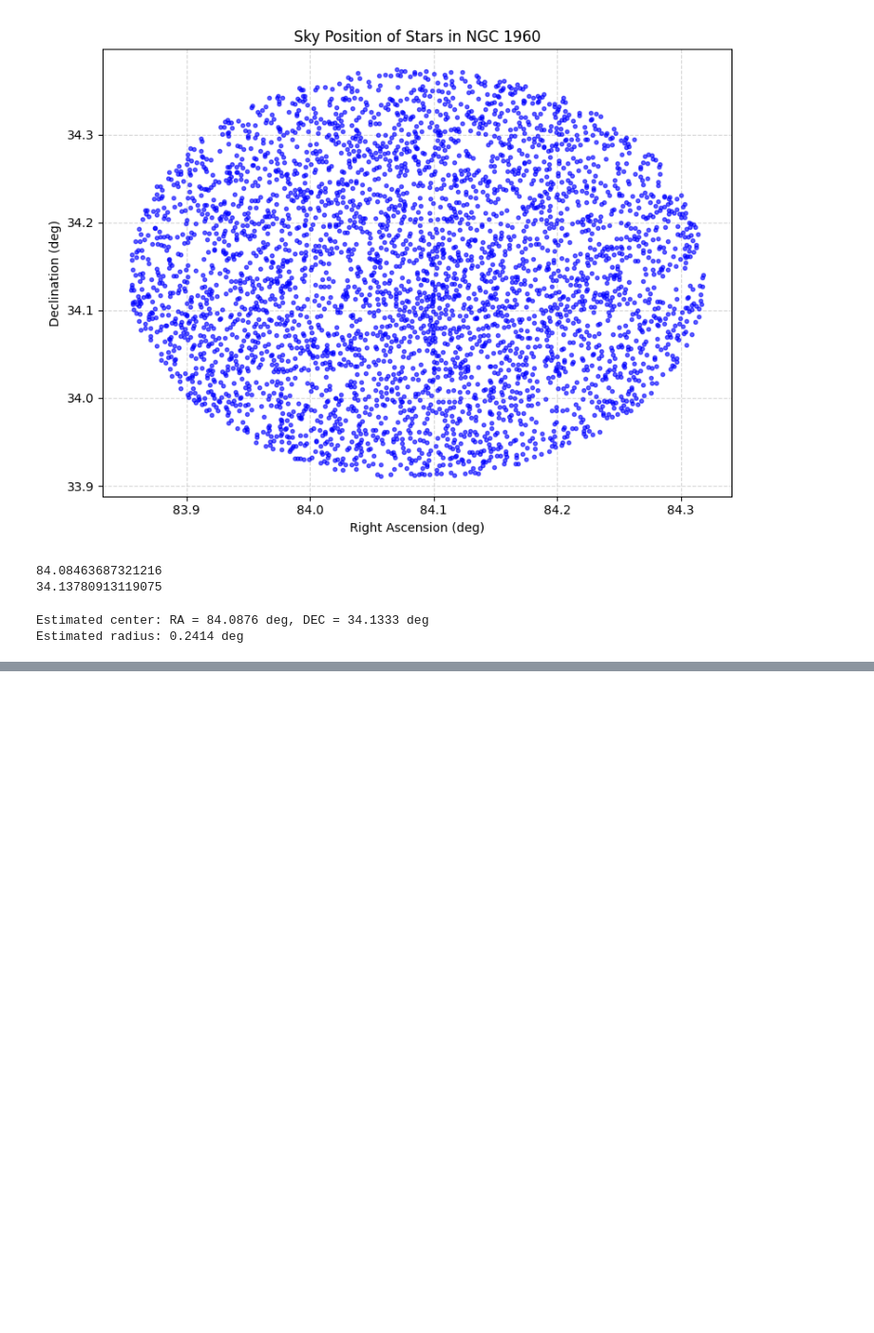
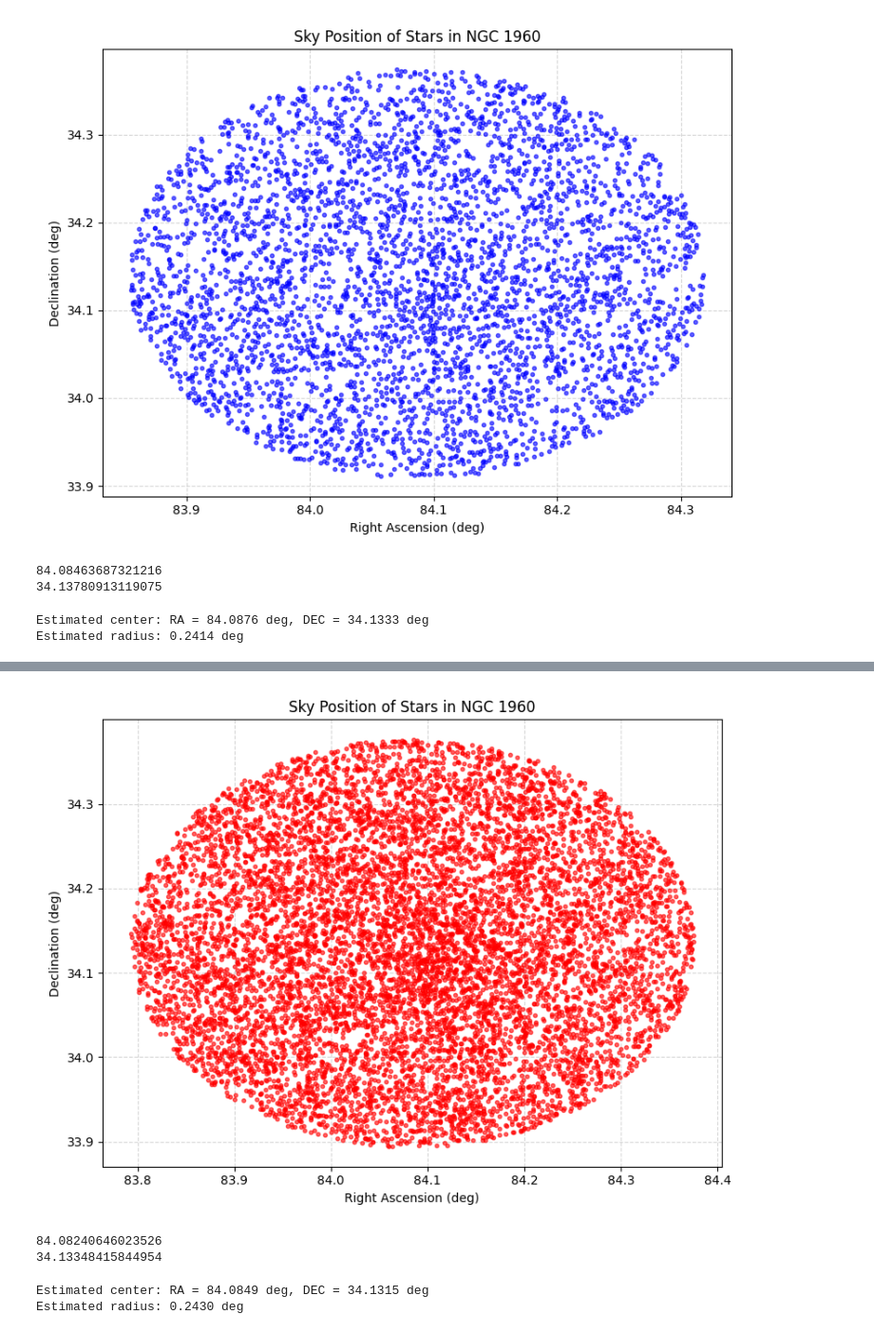
Before and after one commit to pranavkalsi/My-Projects, a Jupyter notebook: NGC_1960.ipynb, the cells around one changed output, grey strips where cells are left out. Shown at 95% size. Cells and saved outputs as stored; diff of their text form; code cells hidden in the pictures; blank space fills up the shorter version.

```diff
--- a/NGC_1960.ipynb
+++ b/NGC_1960.ipynb
@@ -126,0 +251,47 @@ ModuleNotFoundError: No module named 'numpy.char'
+# %%
+plt.figure(figsize=(8, 6))
+plt.plot(Df.ra, Df.dec, 'ro', markersize=3, alpha=0.6)
+plt.xlabel('Right Ascension (deg)')
+plt.ylabel('Declination (deg)')
+plt.title('Sky Position of Stars in NGC 1960')
+plt.grid(True, linestyle='--', alpha=0.5)
+plt.tight_layout()
+plt.show()
+# %% [output]
+[figure, added]
+# %%
+print(np.mean(Df['ra']))
+print(np.mean(Df['dec']))
+# %% [output]
+84.08240646023526
+34.13348415844954
+# %%
+def angular_distance(ra1, dec1, ra2, dec2):
+    """Compute angular distance (in degrees) using spherical law of cosines."""
+    ra1_rad, dec1_rad = np.radians(ra1), np.radians(dec1)
+    ra2_rad, dec2_rad = np.radians(ra2), np.radians(dec2)
+
+    delta_ra = ra2_rad - ra1_rad
+    return np.degrees(np.arccos(
+        np.sin(dec1_rad) * np.sin(dec2_rad) +
+        np.cos(dec1_rad) * np.cos(dec2_rad) * np.cos(delta_ra)
+    ))
+
+# Step 1: Get center coordinates (mean or median)
+RA_center = Df['ra'].median()
+DEC_center = Df['dec'].median()
+
+# Step 2: Compute angular distances from center to each point
+distances = angular_distance(
+    RA_center, DEC_center,
+    NGC_1960_data['RA_deg'], NGC_1960_data['DEC_deg']
+)
+
+# Step 3: Radius is max distance from center
+radius_deg = distances.max()
+
+print(f"Estimated center: RA = {RA_center:.4f} deg, DEC = {DEC_center:.4f} deg")
+print(f"Estimated radius: {radius_deg:.4f} deg")
+# %% [output]
+Estimated center: RA = 84.0849 deg, DEC = 34.1315 deg
+Estimated radius: 0.2430 deg
```
Also changed, not shown: parts of 13 cells of this notebook, 12 other files.
